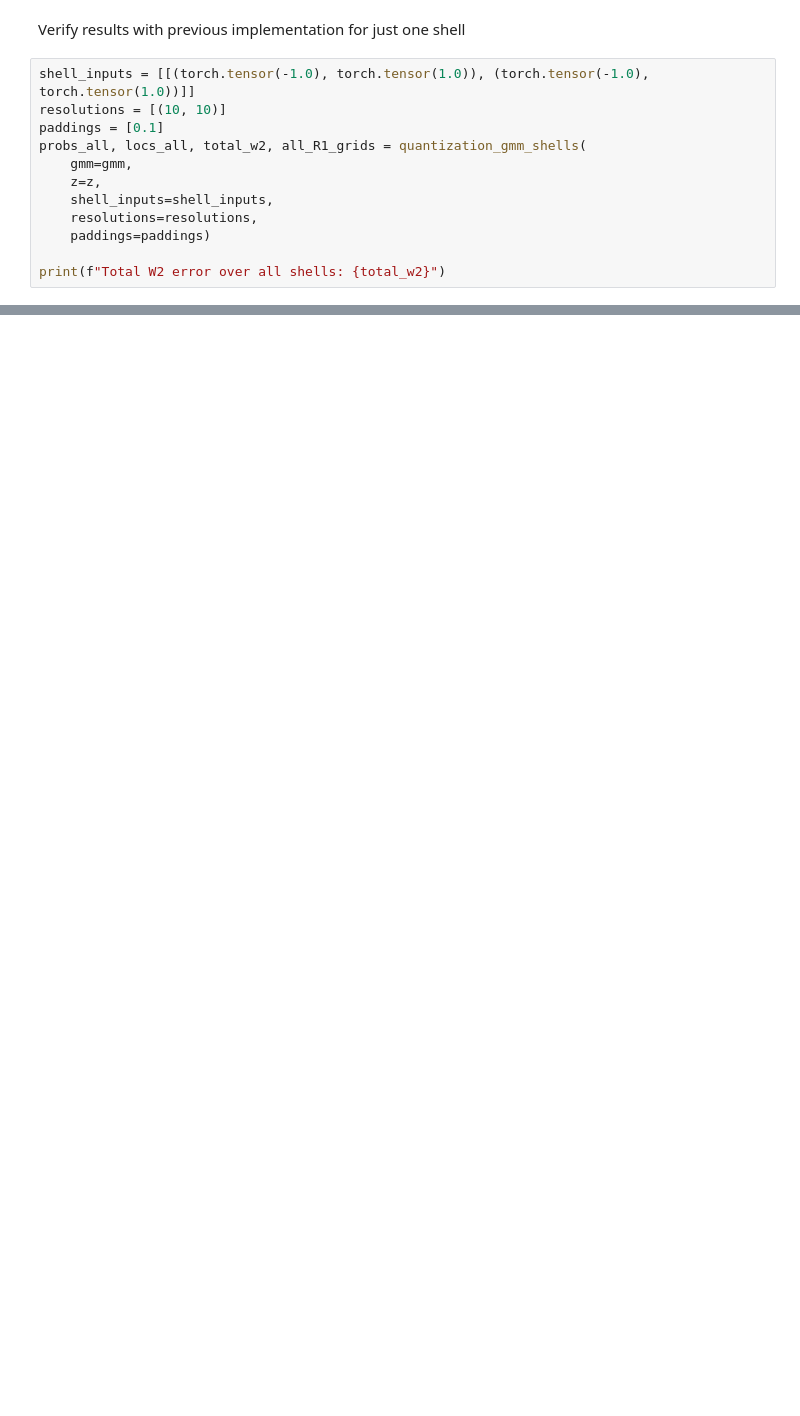
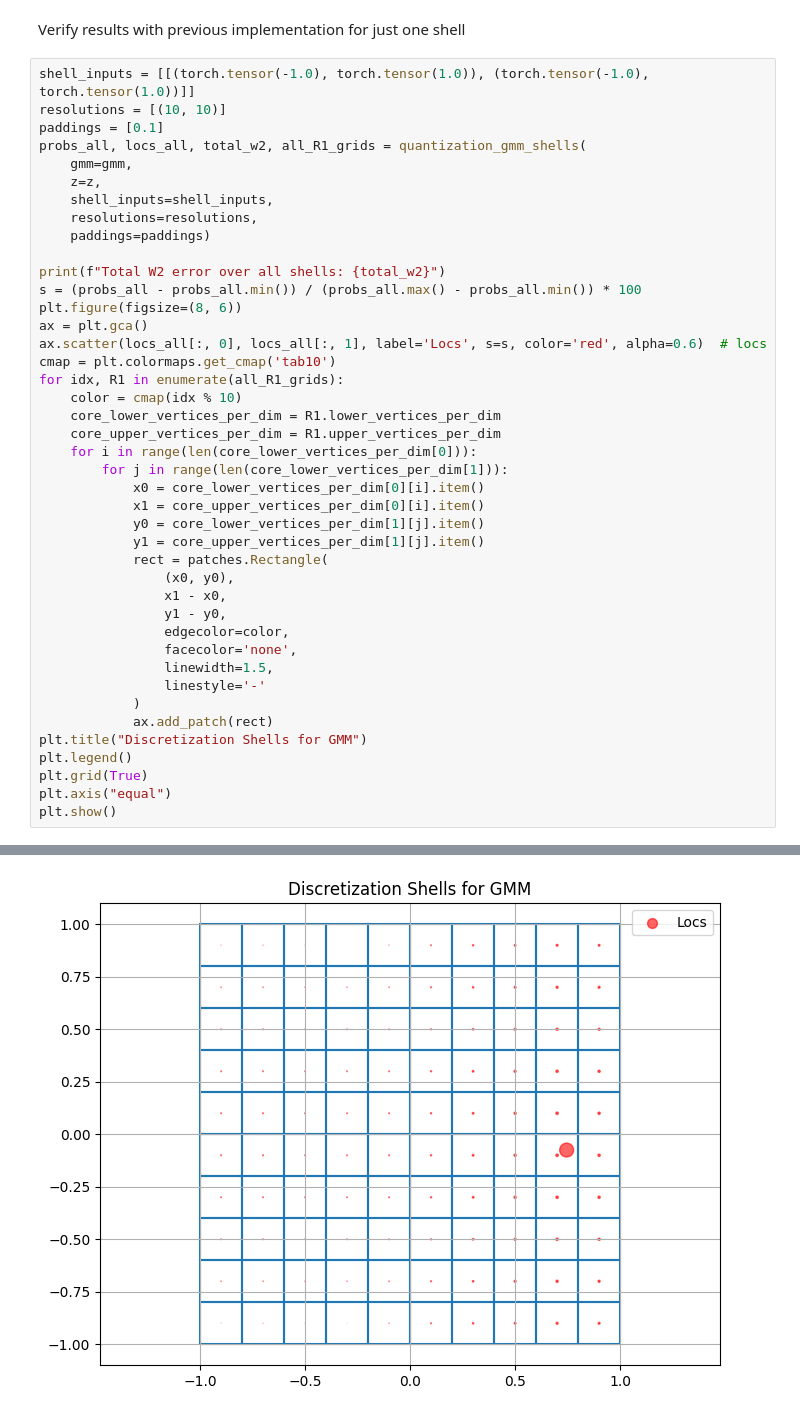
Before and after one commit to elize12345/discretize_distributions, a Jupyter notebook: examples/Shelling.ipynb, the cells around one changed output, grey strips where cells are left out. Cells and saved outputs as stored; diff of their text form; blank space fills up the shorter version.

Commit message:
Heuristic for shelling WIP

```diff
--- a/examples/Shelling.ipynb
+++ b/examples/Shelling.ipynb
@@ -589,6 +590,36 @@ probs_all, locs_all, total_w2, all_R1_grids = quantization_gmm_shells(
     paddings=paddings)
 
 print(f"Total W2 error over all shells: {total_w2}")
+s = (probs_all - probs_all.min()) / (probs_all.max() - probs_all.min()) * 100
+plt.figure(figsize=(8, 6))
+ax = plt.gca()
+ax.scatter(locs_all[:, 0], locs_all[:, 1], label='Locs', s=s, color='red', alpha=0.6)  # locs
+cmap = plt.colormaps.get_cmap('tab10')
+for idx, R1 in enumerate(all_R1_grids):
+    color = cmap(idx % 10)
+    core_lower_vertices_per_dim = R1.lower_vertices_per_dim
+    core_upper_vertices_per_dim = R1.upper_vertices_per_dim
+    for i in range(len(core_lower_vertices_per_dim[0])):
+        for j in range(len(core_lower_vertices_per_dim[1])):
+            x0 = core_lower_vertices_per_dim[0][i].item()
+            x1 = core_upper_vertices_per_dim[0][i].item()
+            y0 = core_lower_vertices_per_dim[1][j].item()
+            y1 = core_upper_vertices_per_dim[1][j].item()
+            rect = patches.Rectangle(
+                (x0, y0),
+                x1 - x0,
+                y1 - y0,
+                edgecolor=color,
+                facecolor='none',
+                linewidth=1.5,
+                linestyle='-'
+            )
+            ax.add_patch(rect)
+plt.title("Discretization Shells for GMM")
+plt.legend()
+plt.grid(True)
+plt.axis("equal")
+plt.show()
 # %% [output]
 Shell bounds: [(tensor(-1.), tensor(1.)), (tensor(-1.), tensor(1.))]
   - W2 error: 0.856499046087265
@@ -598 +630,2 @@ Prob mass of grid normalized by sum of grid and z: 0.5282292366027832
 Total W2 error over all shells: 0.856499046087265
+[figure, added]
```
Also changed, not shown: parts of 5 cells of this notebook, 5 other files.
